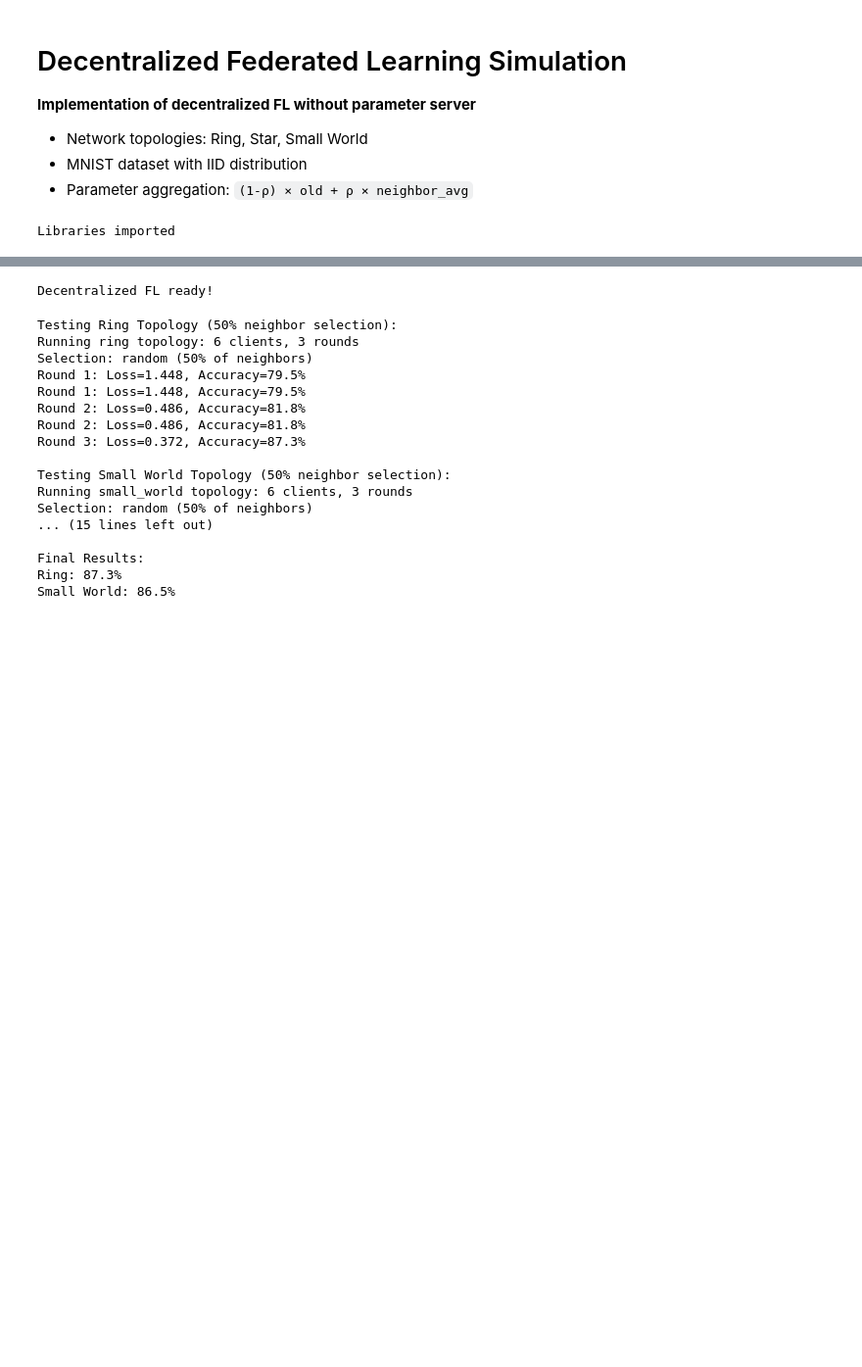
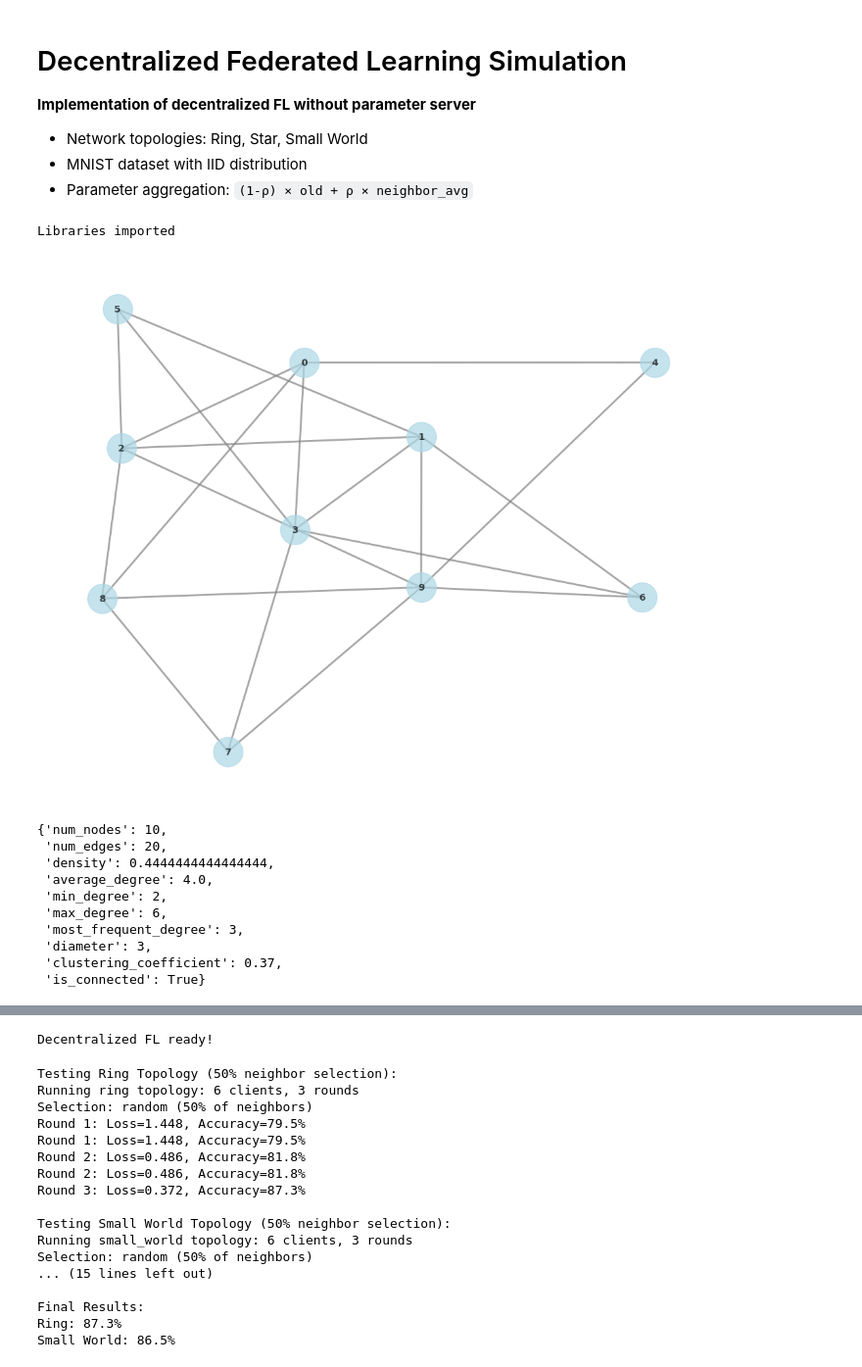
Before and after one commit to Bulbatronik/icsp-gfl, a Jupyter notebook: network.ipynb, the cells around one changed output, grey strips where cells are left out. Shown: that part at 98% size. Cells and saved outputs as stored; diff of their text form; code cells hidden in the pictures; blank space fills up the shorter version.

```diff
--- a/network.ipynb
+++ b/network.ipynb
@@ -312,3 +288,29 @@ def compare_topologies(num_clients: int = 6) -> None:
+# %%
+# Set random seeds for reproducibility
+torch.manual_seed(42)
+np.random.seed(42)
+random.seed(42)
+
+# Generate a topology
+network = NetworkTopology(num_clients=10)
+G = network.create_random_topology(edge_probability=0.4)#(k=4, p=0.1)
+
+
+# Plot ropology
+plot_topology(G, title="")
+network.get_topology_info(G)
+# %% [output]
+[figure, added]
+{'num_nodes': 10,
+ 'num_edges': 20,
+ 'density': 0.4444444444444444,
+ 'average_degree': 4.0,
+ 'min_degree': 2,
+ 'max_degree': 6,
+ 'most_frequent_degree': 3,
+ 'diameter': 3,
+ 'clustering_coefficient': 0.37,
+ 'is_connected': True}
 # %%
 # Data Distribution for Decentralized Federated Learning
 
```
Also changed, not shown: parts of 6 cells of this notebook.
